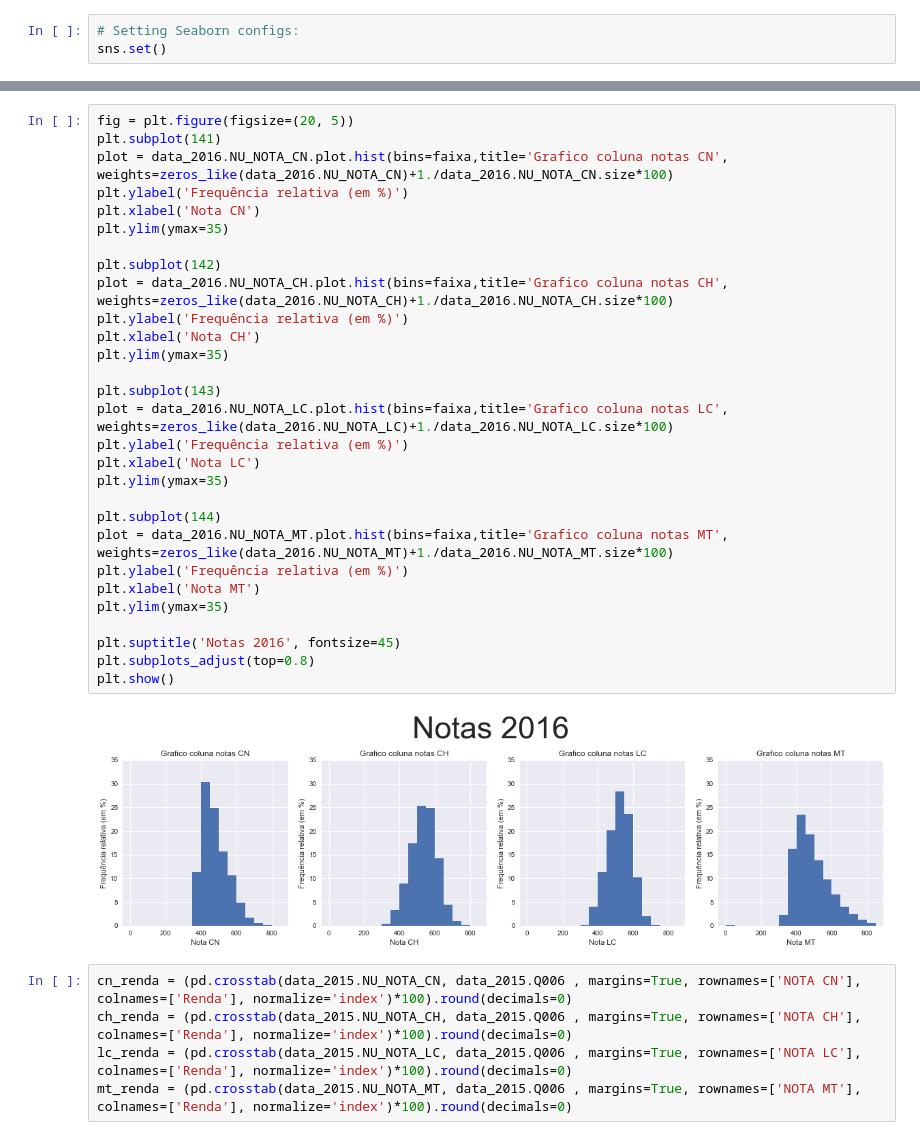
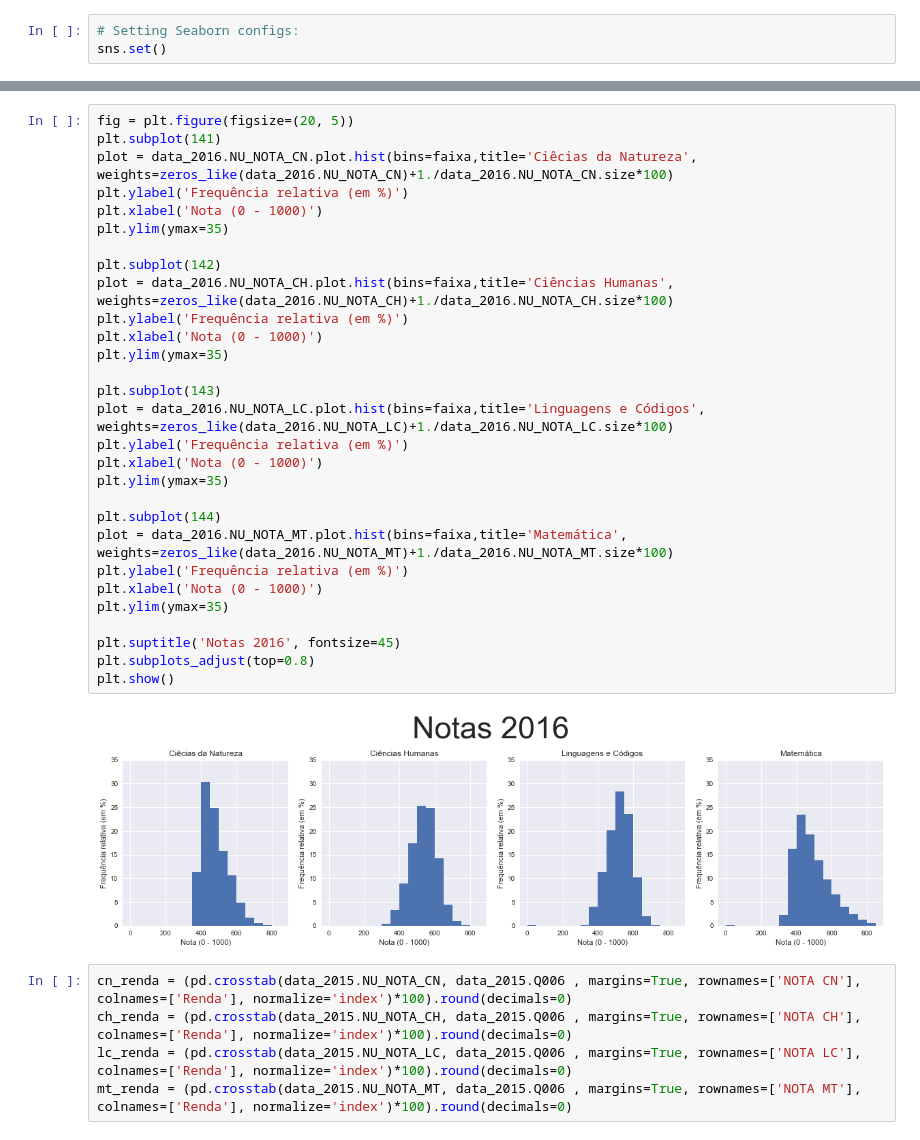
Before and after one commit to pedross3/CDDP_final, a Jupyter notebook: Projeto 03.ipynb, the cells around one changed output, grey strips where cells are left out. Drawn from its saved outputs; the diff is of its cells as text.

```diff
--- a/Projeto 03.ipynb
+++ b/Projeto 03.ipynb
@@ -384,34 +331,34 @@ plt.show()
 # %%
 fig = plt.figure(figsize=(20, 5))
 plt.subplot(141)
-plot = data_2016.NU_NOTA_CN.plot.hist(bins=faixa,title='Grafico coluna notas CN', weights=zeros_like(data_2016.NU_NOTA_CN)+1./data_2016.NU_NOTA_CN.size*100)
+plot = data_2016.NU_NOTA_CN.plot.hist(bins=faixa,title='Ciêcias da Natureza', weights=zeros_like(data_2016.NU_NOTA_CN)+1./data_2016.NU_NOTA_CN.size*100)
 plt.ylabel('Frequência relativa (em %)')
-plt.xlabel('Nota CN')
+plt.xlabel('Nota (0 - 1000)')
 plt.ylim(ymax=35)
 
 plt.subplot(142)
-plot = data_2016.NU_NOTA_CH.plot.hist(bins=faixa,title='Grafico coluna notas CH', weights=zeros_like(data_2016.NU_NOTA_CH)+1./data_2016.NU_NOTA_CH.size*100)
+plot = data_2016.NU_NOTA_CH.plot.hist(bins=faixa,title='Ciências Humanas', weights=zeros_like(data_2016.NU_NOTA_CH)+1./data_2016.NU_NOTA_CH.size*100)
 plt.ylabel('Frequência relativa (em %)')
-plt.xlabel('Nota CH')
+plt.xlabel('Nota (0 - 1000)')
 plt.ylim(ymax=35)
 
 plt.subplot(143)
-plot = data_2016.NU_NOTA_LC.plot.hist(bins=faixa,title='Grafico coluna notas LC', weights=zeros_like(data_2016.NU_NOTA_LC)+1./data_2016.NU_NOTA_LC.size*100)
+plot = data_2016.NU_NOTA_LC.plot.hist(bins=faixa,title='Linguagens e Códigos', weights=zeros_like(data_2016.NU_NOTA_LC)+1./data_2016.NU_NOTA_LC.size*100)
 plt.ylabel('Frequência relativa (em %)')
-plt.xlabel('Nota LC')
+plt.xlabel('Nota (0 - 1000)')
 plt.ylim(ymax=35)
 
 plt.subplot(144)
-plot = data_2016.NU_NOTA_MT.plot.hist(bins=faixa,title='Grafico coluna notas MT', weights=zeros_like(data_2016.NU_NOTA_MT)+1./data_2016.NU_NOTA_MT.size*100)
+plot = data_2016.NU_NOTA_MT.plot.hist(bins=faixa,title='Matemática', weights=zeros_like(data_2016.NU_NOTA_MT)+1./data_2016.NU_NOTA_MT.size*100)
 plt.ylabel('Frequência relativa (em %)')
-plt.xlabel('Nota MT')
+plt.xlabel('Nota (0 - 1000)')
 plt.ylim(ymax=35)
 
 plt.suptitle('Notas 2016', fontsize=45)
 plt.subplots_adjust(top=0.8)
 plt.show()
 # %% [output]
-[figure, old version]
+[figure, new version]
 # %%
 cn_renda = (pd.crosstab(data_2015.NU_NOTA_CN, data_2015.Q006 , margins=True, rownames=['NOTA CN'], colnames=['Renda'], normalize='index')*100).round(decimals=0)
 ch_renda = (pd.crosstab(data_2015.NU_NOTA_CH, data_2015.Q006 , margins=True, rownames=['NOTA CH'], colnames=['Renda'], normalize='index')*100).round(decimals=0)
```
Also changed, not shown: parts of 32 cells of this notebook.
